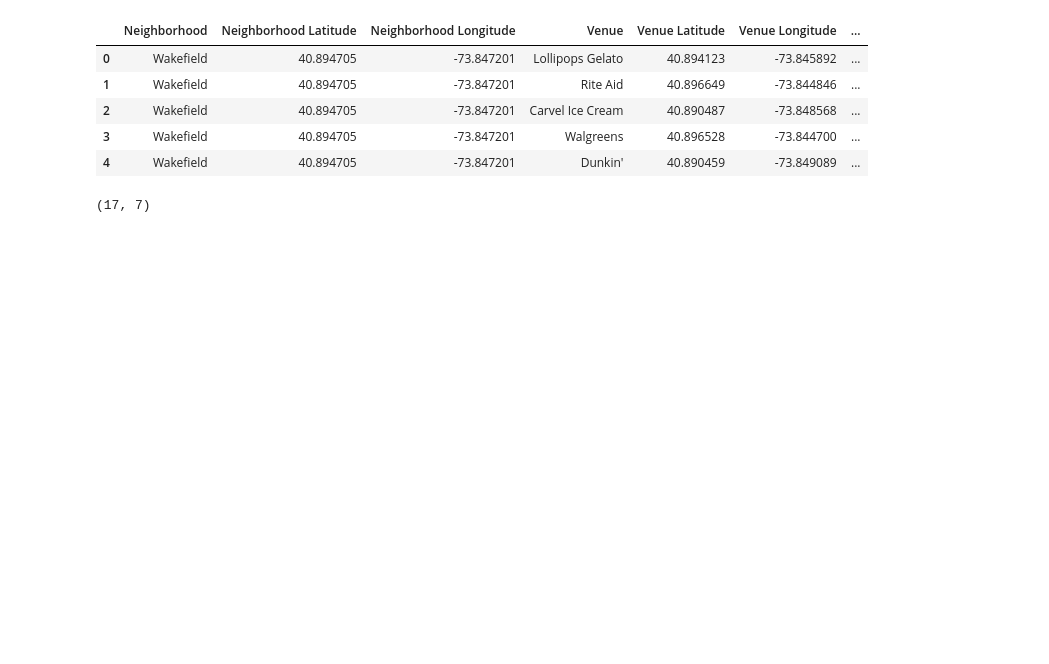
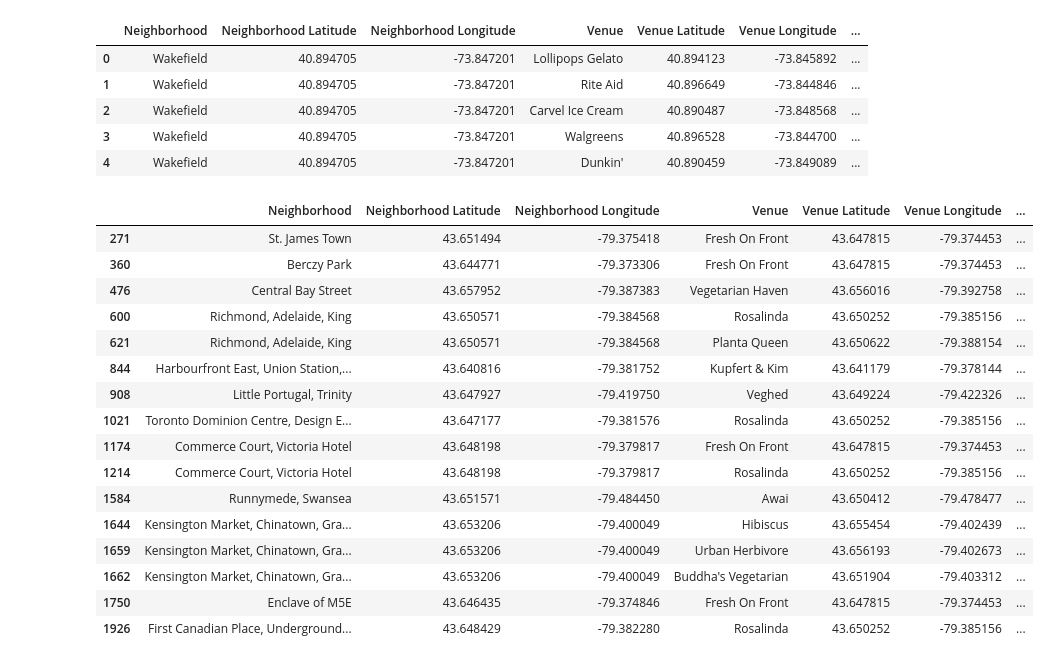
Before and after one commit to pinkslp/Coursera_Capstone, a Jupyter notebook: Capstone.ipynb, the cells around one changed output. Drawn from its saved outputs; the diff is of its cells as text; code cells hidden in the pictures; blank space fills up the shorter version.

```diff
--- a/Capstone.ipynb
+++ b/Capstone.ipynb
@@ -560,8 +560,24 @@ nyc_venues.head()
 | 4 | Wakefield | 40.894705 | -73.847201 | Dunkin' | 40.890459 | -73.849089 | ... |
 # %%
 trawveg = trawno_venues.loc[trawno_venues['Venue Category'] == 'Vegetarian / Vegan Restaurant']
-trawveg.shape
+trawveg
 # %% [output]
-(17, 7)
+|  | Neighborhood | Neighborhood Latitude | Neighborhood Longitude | Venue | Venue Latitude | Venue Longitude | ... |
+| 271 | St. James Town | 43.651494 | -79.375418 | Fresh On Front | 43.647815 | -79.374453 | ... |
+| 360 | Berczy Park | 43.644771 | -79.373306 | Fresh On Front | 43.647815 | -79.374453 | ... |
+| 476 | Central Bay Street | 43.657952 | -79.387383 | Vegetarian Haven | 43.656016 | -79.392758 | ... |
+| 600 | Richmond, Adelaide, King | 43.650571 | -79.384568 | Rosalinda | 43.650252 | -79.385156 | ... |
+| 621 | Richmond, Adelaide, King | 43.650571 | -79.384568 | Planta Queen | 43.650622 | -79.388154 | ... |
+| 844 | Harbourfront East, Union Station,... | 43.640816 | -79.381752 | Kupfert & Kim | 43.641179 | -79.378144 | ... |
+| 908 | Little Portugal, Trinity | 43.647927 | -79.419750 | Veghed | 43.649224 | -79.422326 | ... |
+| 1021 | Toronto Dominion Centre, Design E... | 43.647177 | -79.381576 | Rosalinda | 43.650252 | -79.385156 | ... |
+| 1174 | Commerce Court, Victoria Hotel | 43.648198 | -79.379817 | Fresh On Front | 43.647815 | -79.374453 | ... |
+| 1214 | Commerce Court, Victoria Hotel | 43.648198 | -79.379817 | Rosalinda | 43.650252 | -79.385156 | ... |
+| 1584 | Runnymede, Swansea | 43.651571 | -79.484450 | Awai | 43.650412 | -79.478477 | ... |
+| 1644 | Kensington Market, Chinatown, Gra... | 43.653206 | -79.400049 | Hibiscus | 43.655454 | -79.402439 | ... |
+| 1659 | Kensington Market, Chinatown, Gra... | 43.653206 | -79.400049 | Urban Herbivore | 43.656193 | -79.402673 | ... |
+| 1662 | Kensington Market, Chinatown, Gra... | 43.653206 | -79.400049 | Buddha's Vegetarian | 43.651904 | -79.403312 | ... |
+| 1750 | Enclave of M5E | 43.646435 | -79.374846 | Fresh On Front | 43.647815 | -79.374453 | ... |
+| 1926 | First Canadian Place, Underground... | 43.648429 | -79.382280 | Rosalinda | 43.650252 | -79.385156 | ... |
 # %%
 nyveg = nyc_venues.loc[nyc_venues['Venue Category'] == 'Vegetarian / Vegan Restaurant']
```
Also changed, not shown: parts of 8 cells of this notebook.
